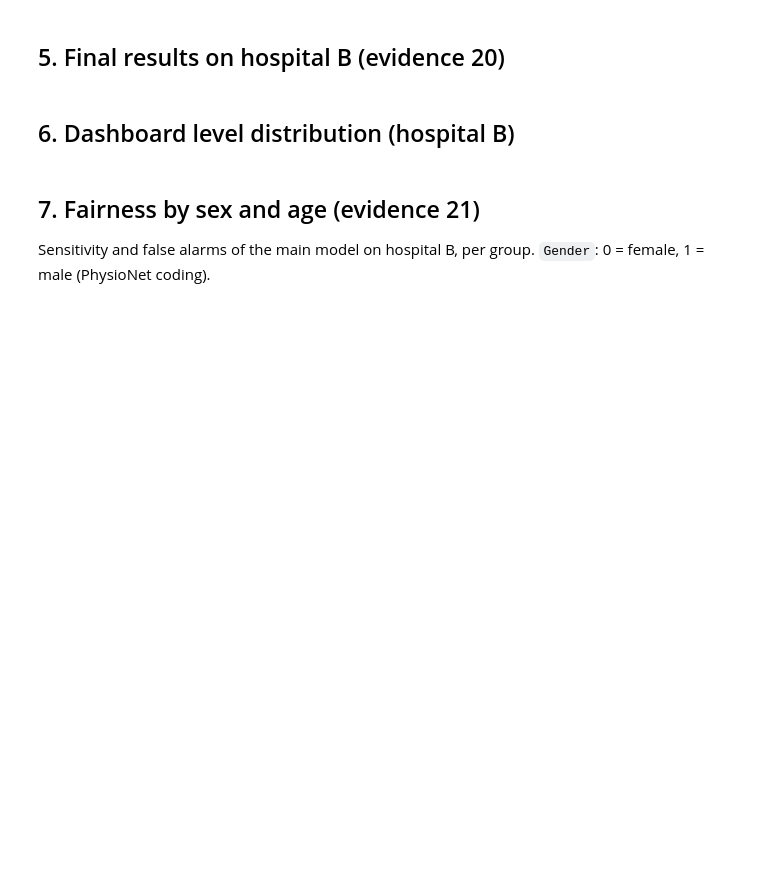
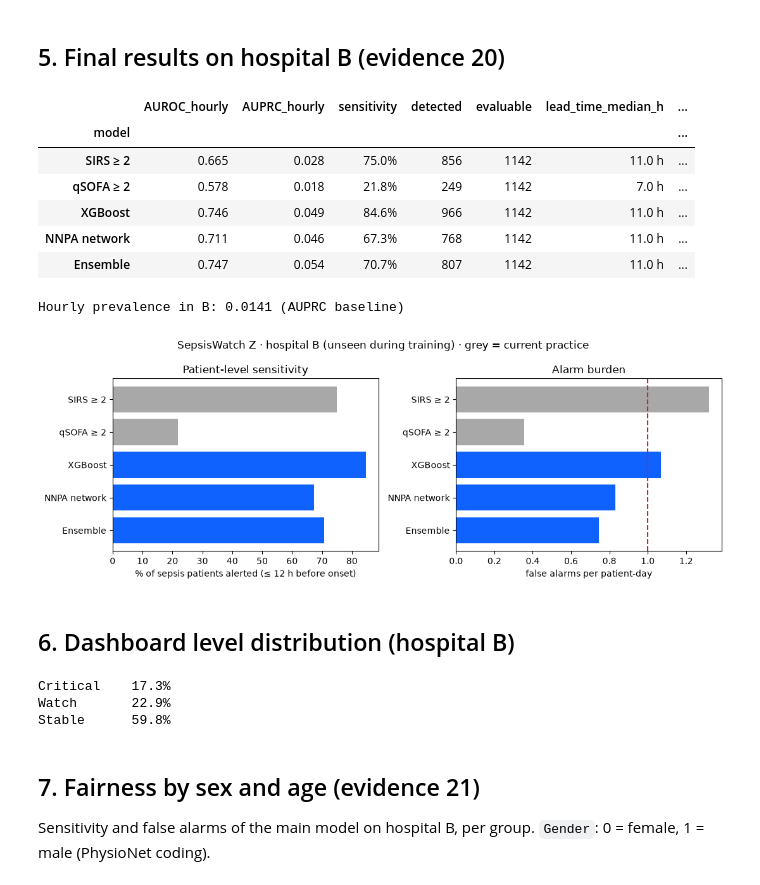
Before and after one commit to HemsyCA/DATAIBMZOS-IBM-Z-Datathon-2026, a Jupyter notebook: notebooks/05_eval.ipynb, the cells around one changed output. Drawn from its saved outputs; the diff is of its cells as text; code cells hidden in the pictures; blank space fills up the shorter version.

Commit message:
Re-run 05 on z17 with alarm-hour caps: results and figures

```diff
--- a/notebooks/05_eval.ipynb
+++ b/notebooks/05_eval.ipynb
@@ -149,48 +134,45 @@ print(f"Best model on validation (Critical ≤ {MAX_FA_CRIT} new false alarms/da
 # %%
 t = data["test"]
 rows = []
 for name, col in MODELS.items():
     r = evaluate(t, col, THRESHOLDS[name])
     rows.append({"model": name, "AUROC_hourly": roc_auc_score(t[LABEL_COL], t[col]),
                  "AUPRC_hourly": average_precision_score(t[LABEL_COL], t[col]), **r})
 final = pd.DataFrame(rows).set_index("model")
-display(final[["AUROC_hourly", "AUPRC_hourly", "sensitivity", "detected", "evaluable", "lead_time_median_h",
-               "false_alarms_per_day", "alarm_hours"]]
+display(final[["AUROC_hourly", "AUPRC_hourly", "sensitivity", "detected", "evaluable", "lead_time_median_h", "false_alarms_per_day"]]
         .style.format({"AUROC_hourly": "{:.3f}", "AUPRC_hourly": "{:.3f}", "sensitivity": "{:.1%}",
-                       "lead_time_median_h": "{:.1f} h", "false_alarms_per_day": "{:.2f}", "alarm_hours": "{:.1%}"}))
+                       "lead_time_median_h": "{:.1f} h", "false_alarms_per_day": "{:.2f}"}))
 print(f"Hourly prevalence in B: {t[LABEL_COL].mean():.4f} (AUPRC baseline)")
 final.to_csv(f"{MODEL_DIR}/results_hospital_B.csv")
 
-# Same sensitivity as SIRS (threshold matched on validation): how much alarm time does each model save?
-sirs_val_sens = val_tab.loc["SIRS ≥ 2", "sensitivity"]
-matched_rows = []
-for name in CANDIDATES:
-    th = threshold_for_sensitivity(SCANS[name], sirs_val_sens)
-    r = evaluate(t, MODELS[name], th)
-    matched_rows.append({"model": name, "threshold": th, **r})
-matched = pd.DataFrame(matched_rows).set_index("model")
-matched.loc["SIRS ≥ 2"] = {**final.loc["SIRS ≥ 2"].to_dict(), "threshold": 2}
-print("\nMatched to SIRS sensitivity (threshold set on validation), hospital B:")
-display(matched[["threshold", "sensitivity", "false_alarms_per_day", "alarm_hours"]]
-        .style.format({"threshold": "{:.4f}", "sensitivity": "{:.1%}", "false_alarms_per_day": "{:.2f}", "alarm_hours": "{:.1%}"}))
-matched.to_csv(f"{MODEL_DIR}/matched_to_sirs_hospital_B.csv")
-
 fig, ax = plt.subplots(1, 2, figsize=(11, 4))
-colors = ["#a8a8a8" if n in FIXED else ("#0f62fe" if n == MAIN else "#78a9ff") for n in final.index]
+colors = ["#a8a8a8" if n in FIXED else "#0f62fe" for n in final.index]
 ax[0].barh(final.index[::-1], final.sensitivity[::-1] * 100, color=colors[::-1])
 ax[0].set_xlabel("% of sepsis patients alerted (≤ 12 h before onset)"); ax[0].set_title("Patient-level sensitivity")
-ax[1].barh(final.index[::-1], final.alarm_hours[::-1] * 100, color=colors[::-1])
-ax[1].axvline(MAX_HOURS_CRIT * 100, ls="--", color="#da1e28")
-ax[1].set_xlabel("% of non-sepsis patient-hours in alarm"); ax[1].set_title("Alarm burden")
-fig.suptitle(f"SepsisWatch Z · hospital B (unseen during training) · grey = current practice · dark blue = {MAIN}")
+ax[1].barh(final.index[::-1], final.false_alarms_per_day[::-1], color=colors[::-1])
+ax[1].axvline(MAX_FA_CRIT, ls="--", color="#da1e28"); ax[1].set_xlabel("false alarms per patient-day"); ax[1].set_title("Alarm burden")
+fig.suptitle("SepsisWatch Z · hospital B (unseen during training) · grey = current practice")
 plt.tight_layout(); plt.savefig(f"{FIG_DIR}/results_hospital_B.png", dpi=150); plt.show()
+# %% [output]
+|  | AUROC_hourly | AUPRC_hourly | sensitivity | detected | evaluable | lead_time_median_h | ... |
+| model |  |  |  |  |  |  | ... |
+| SIRS ≥ 2 | 0.665 | 0.028 | 75.0% | 856 | 1142 | 11.0 h | ... |
+| qSOFA ≥ 2 | 0.578 | 0.018 | 21.8% | 249 | 1142 | 7.0 h | ... |
+| XGBoost | 0.746 | 0.049 | 84.6% | 966 | 1142 | 11.0 h | ... |
+| NNPA network | 0.711 | 0.046 | 67.3% | 768 | 1142 | 11.0 h | ... |
+| Ensemble | 0.747 | 0.054 | 70.7% | 807 | 1142 | 11.0 h | ... |
+Hourly prevalence in B: 0.0141 (AUPRC baseline)
+[figure, added]
 # %% [markdown]
 ## 6. Dashboard level distribution (hospital B)
 # %%
 sc = t[MAIN_COL]
 level = np.select([sc >= THRESHOLDS[MAIN], sc >= WATCH], ["Critical", "Watch"], "Stable")
-print(f"{MAIN}, hospital B, all patient-hours:")
 print(pd.Series(level).value_counts(normalize=True).reindex(["Critical", "Watch", "Stable"]).fillna(0).map("{:.1%}".format).to_string())
+# %% [output]
+Critical    17.3%
+Watch       22.9%
+Stable      59.8%
 # %% [markdown]
 ## 7. Fairness by sex and age (evidence 21)
 Sensitivity and false alarms of the main model on hospital B, per group. `Gender`: 0 = female, 1 = male (PhysioNet coding).
```
Also changed, not shown: parts of 8 cells of this notebook.
